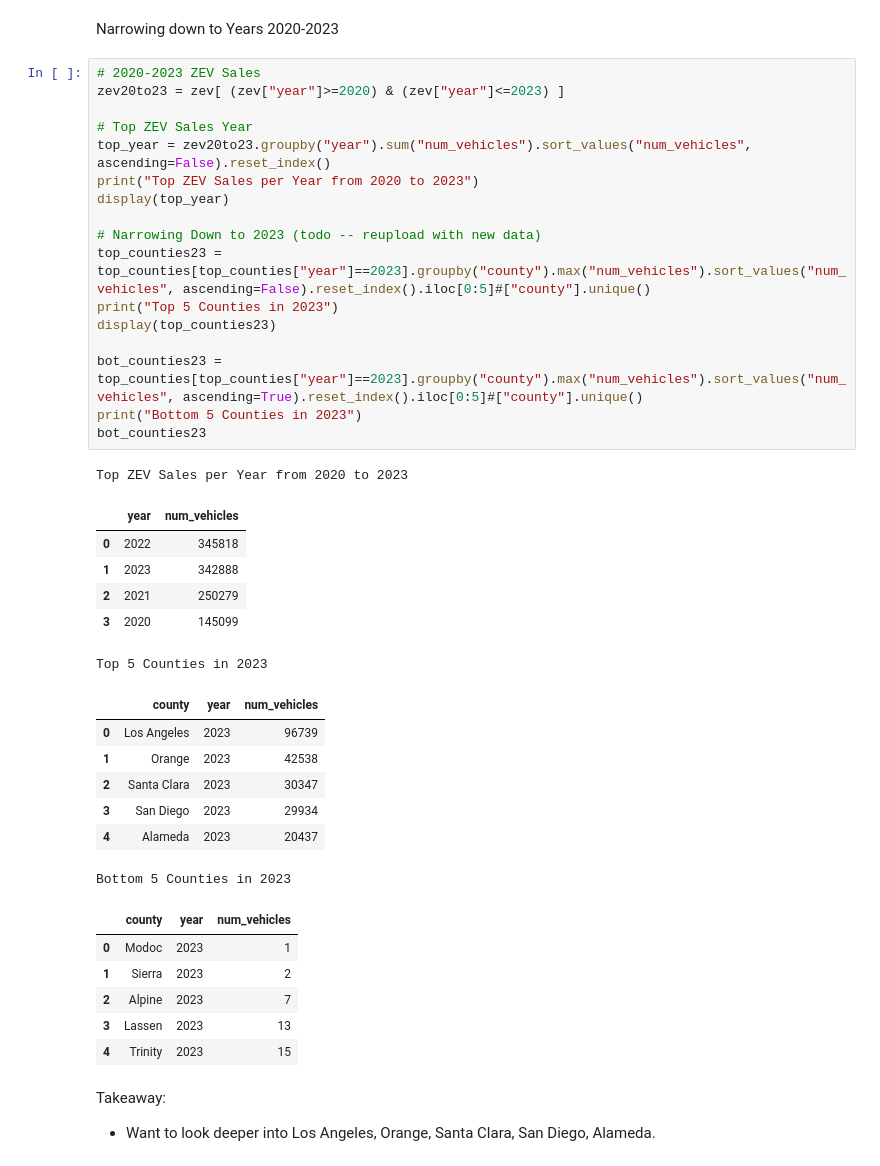
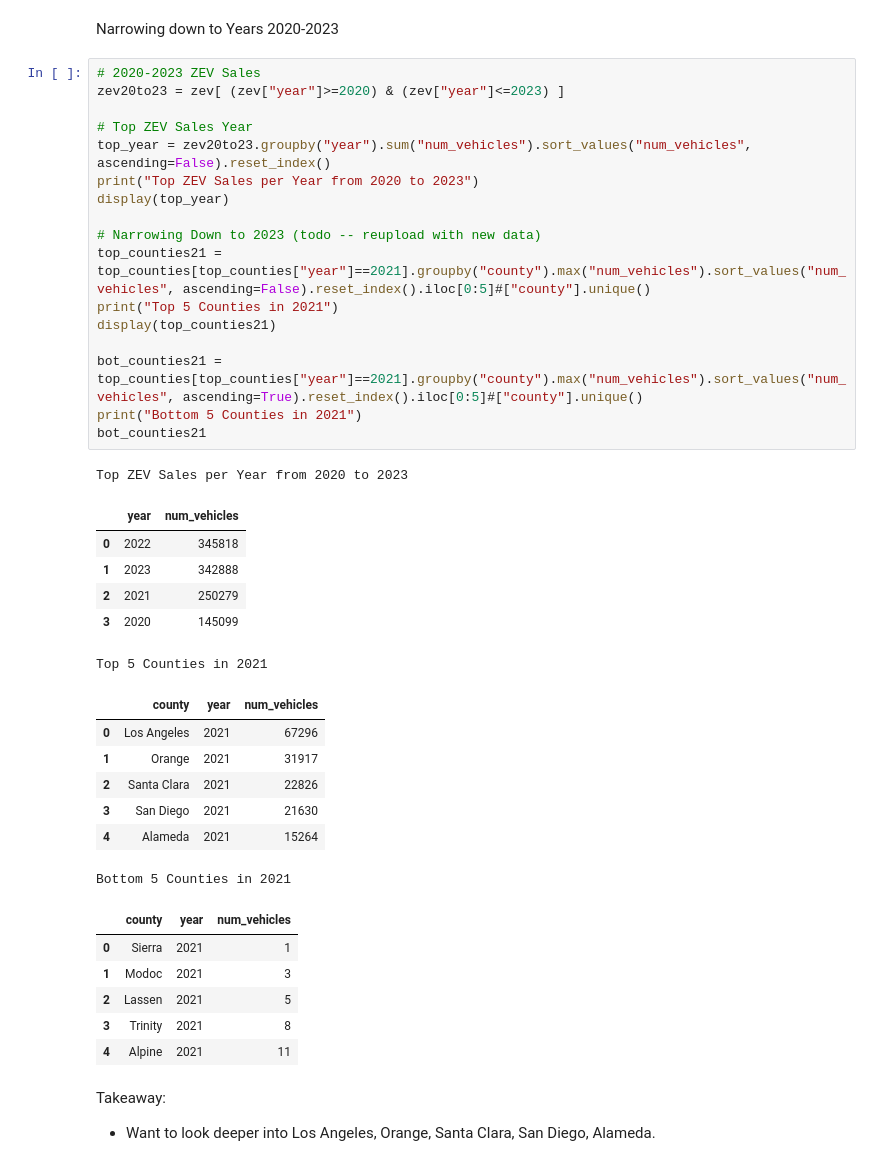
Before and after one commit to sshariz/EVChargingInfrastructure, a Jupyter notebook: evproject.ipynb, the cells around one changed output. Saved outputs shown, nothing was run; the diff lists cells and outputs as text.

```diff
--- a/evproject.ipynb
+++ b/evproject.ipynb
@@ -273,41 +266,41 @@ Narrowing down to Years 2020-2023
 # %%
 # 2020-2023 ZEV Sales
 zev20to23 = zev[ (zev["year"]>=2020) & (zev["year"]<=2023) ]
 
 # Top ZEV Sales Year
 top_year = zev20to23.groupby("year").sum("num_vehicles").sort_values("num_vehicles", ascending=False).reset_index()
 print("Top ZEV Sales per Year from 2020 to 2023")
 display(top_year)
 
 # Narrowing Down to 2023 (todo -- reupload with new data)
-top_counties23 = top_counties[top_counties["year"]==2023].groupby("county").max("num_vehicles").sort_values("num_vehicles", ascending=False).reset_index().iloc[0:5]#["county"].unique()
-print("Top 5 Counties in 2023")
-display(top_counties23)
+top_counties21 = top_counties[top_counties["year"]==2021].groupby("county").max("num_vehicles").sort_values("num_vehicles", ascending=False).reset_index().iloc[0:5]#["county"].unique()
+print("Top 5 Counties in 2021")
+display(top_counties21)
 
-bot_counties23 = top_counties[top_counties["year"]==2023].groupby("county").max("num_vehicles").sort_values("num_vehicles", ascending=True).reset_index().iloc[0:5]#["county"].unique()
-print("Bottom 5 Counties in 2023")
-bot_counties23
+bot_counties21 = top_counties[top_counties["year"]==2021].groupby("county").max("num_vehicles").sort_values("num_vehicles", ascending=True).reset_index().iloc[0:5]#["county"].unique()
+print("Bottom 5 Counties in 2021")
+bot_counties21
 # %% [output]
 Top ZEV Sales per Year from 2020 to 2023
 |  | year | num_vehicles |
 | 0 | 2022 | 345818 |
 | 1 | 2023 | 342888 |
 | 2 | 2021 | 250279 |
 | 3 | 2020 | 145099 |
-Top 5 Counties in 2023
+Top 5 Counties in 2021
 |  | county | year | num_vehicles |
-| 0 | Los Angeles | 2023 | 96739 |
-| 1 | Orange | 2023 | 42538 |
-| 2 | Santa Clara | 2023 | 30347 |
-| 3 | San Diego | 2023 | 29934 |
-| 4 | Alameda | 2023 | 20437 |
+| 0 | Los Angeles | 2021 | 67296 |
+| 1 | Orange | 2021 | 31917 |
+| 2 | Santa Clara | 2021 | 22826 |
+| 3 | San Diego | 2021 | 21630 |
+| 4 | Alameda | 2021 | 15264 |
-Bottom 5 Counties in 2023
+Bottom 5 Counties in 2021
 |  | county | year | num_vehicles |
-| 0 | Modoc | 2023 | 1 |
-| 1 | Sierra | 2023 | 2 |
-| 2 | Alpine | 2023 | 7 |
-| 3 | Lassen | 2023 | 13 |
-| 4 | Trinity | 2023 | 15 |
+| 0 | Sierra | 2021 | 1 |
+| 1 | Modoc | 2021 | 3 |
+| 2 | Lassen | 2021 | 5 |
+| 3 | Trinity | 2021 | 8 |
+| 4 | Alpine | 2021 | 11 |
 # %% [markdown]
 Takeaway:
 * Want to look deeper into Los Angeles, Orange, Santa Clara, San Diego, Alameda.
```
Also changed, not shown: parts of 53 cells of this notebook, 1 other file.
